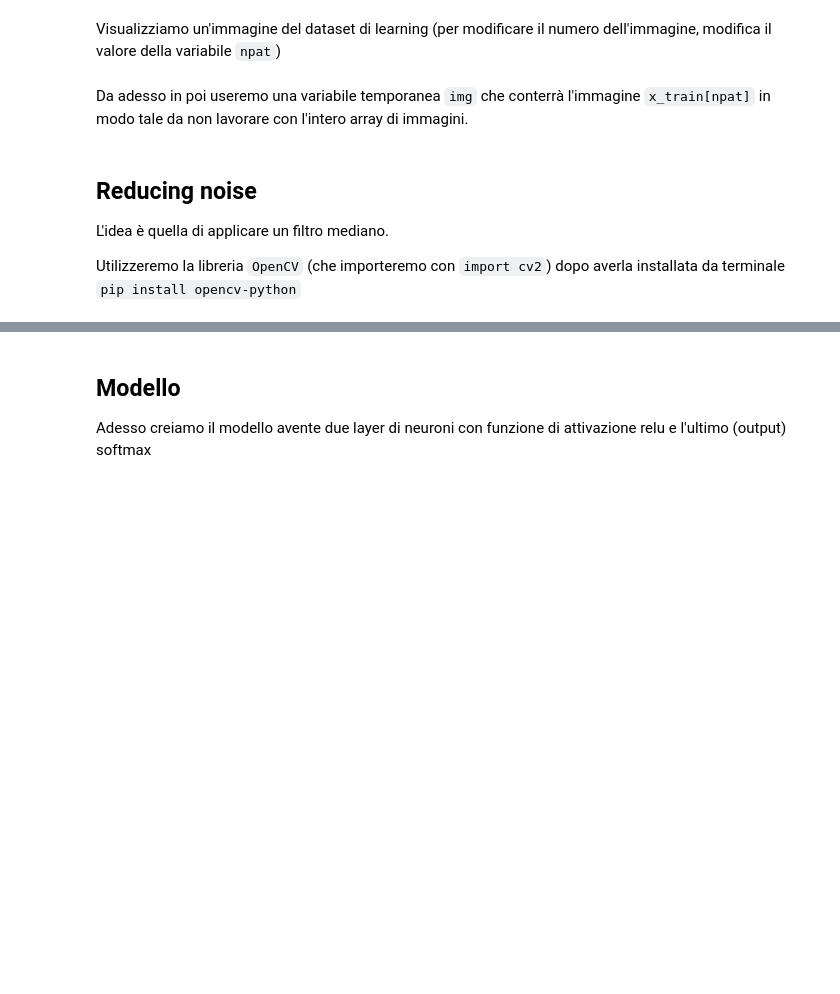
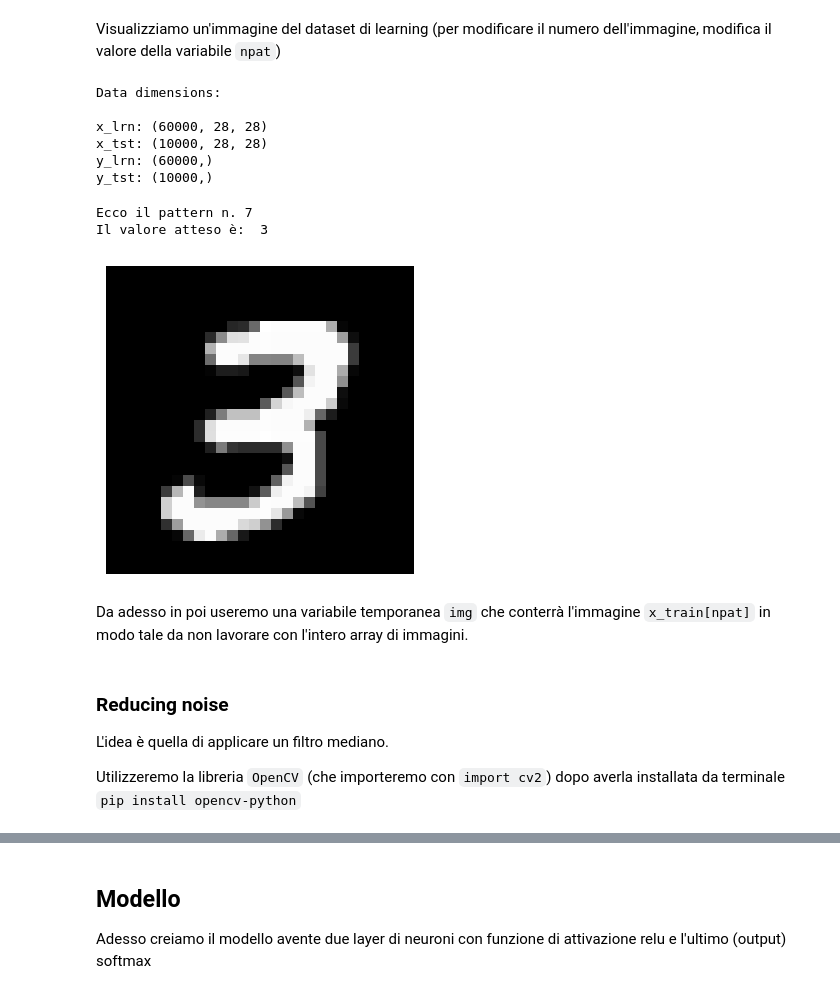
Before and after one commit to dennisangemi/machine-learning-for-physics, a Jupyter notebook: 4_mnist/code/my-mnist.ipynb, the cells around one changed output, grey strips where cells are left out. Cells and saved outputs as stored; diff of their text form; code cells hidden in the pictures; blank space fills up the shorter version.

Commit message:
[mnist] update preprocessing

```diff
--- a/4_mnist/code/my-mnist.ipynb
+++ b/4_mnist/code/my-mnist.ipynb
@@ -233,7 +177,8 @@ plt.show(block = False)
 Visualizziamo un'immagine del dataset di learning (per modificare il numero dell'immagine, modifica il valore della variabile `npat`)
 # %%
 # loading data
-(x_train, y_train), (x_test, y_test) = tf.keras.datasets.mnist.load_data(path = "mnist.npz")
+mnist = tf.keras.datasets.mnist
+(x_train, y_train), (x_test, y_test) = mnist.load_data(path = "mnist.npz")
 
 # undestand data dimensions
 print("Data dimensions:\n")
@@ -241,18 +186,37 @@ print("x_lrn:",x_train.shape)
 print("x_tst:",x_test.shape)
 print("y_lrn:",y_train.shape)
 print("y_tst:",y_test.shape)
+# %% [output]
+Data dimensions:
+
+x_lrn: (60000, 28, 28)
+x_tst: (10000, 28, 28)
+y_lrn: (60000,)
+y_tst: (10000,)
 # %%
 npat = 7
 print("Ecco il pattern n.", npat)
 print("Il valore atteso è: ", y_train[npat]);
 
 img = x_train[npat];
-plt.imshow(img, cmap = 'gray')
-plt.show(block = False)
+
+# definisci funzione 'show_image' con le stesse proprietà del plot sotto
+def show_image(img):
+    plt.figure(figsize=(4,4))
+    plt.imshow(img, cmap = 'gray')
+    plt.axis('off')
+    plt.show(block = False)
+
+# invoco funzione 'show_image'
+show_image(img)
+# %% [output]
+Ecco il pattern n. 7
+Il valore atteso è:  3
+[figure, added]
 # %% [markdown]
 Da adesso in poi useremo una variabile temporanea `img` che conterrà l'immagine `x_train[npat]` in modo tale da non lavorare con l'intero array di immagini.
 # %% [markdown]
-## Reducing noise
+### Reducing noise
 
 L'idea è quella di applicare un filtro mediano.
 
```
Also changed, not shown: parts of 57 cells of this notebook, 1 other file.
